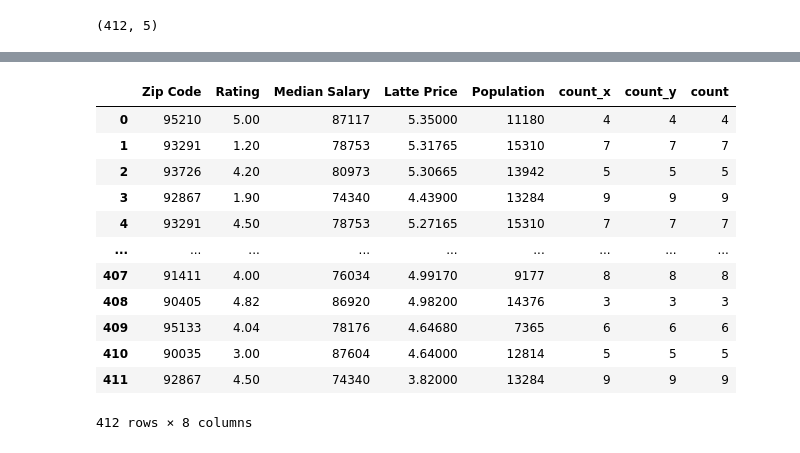
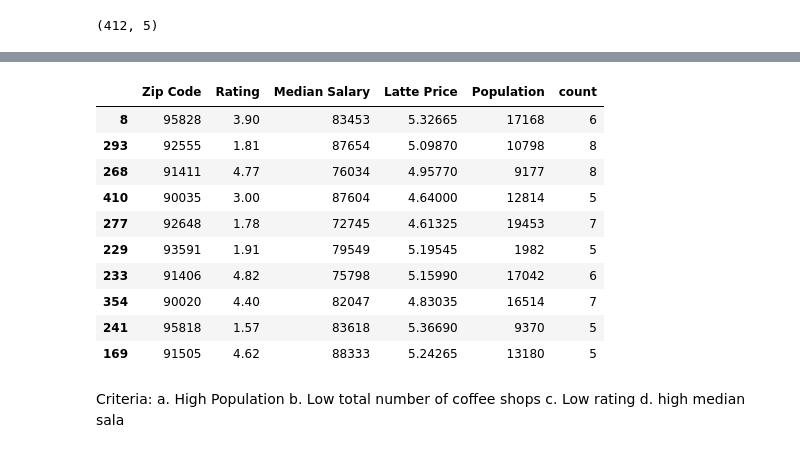
Before and after one commit to dakShh/coffee-business-prediction, a Jupyter notebook: notebooks/biz_prediction.ipynb, the cells around one changed output, grey strips where cells are left out. Drawn from its saved outputs; the diff is of its cells as text; code cells hidden in the pictures.

Commit message:
mentioned the criteria

```diff
--- a/notebooks/biz_prediction.ipynb
+++ b/notebooks/biz_prediction.ipynb
@@ -384,17 +370,22 @@ See the caveats in the documentation: https://pandas.pydata.org/pandas-docs/stab
 # %%
 coffee_df = coffee_df.merge(coffee_shop_counts, on='Zip Code', how="left")
-coffee_df
-# %% [output]
-|  | Zip Code | Rating | Median Salary | Latte Price | Population | count_x | count_y | count |
-| 0 | 95210 | 5.00 | 87117 | 5.35000 | 11180 | 4 | 4 | 4 |
-| 1 | 93291 | 1.20 | 78753 | 5.31765 | 15310 | 7 | 7 | 7 |
-| 2 | 93726 | 4.20 | 80973 | 5.30665 | 13942 | 5 | 5 | 5 |
-| 3 | 92867 | 1.90 | 74340 | 4.43900 | 13284 | 9 | 9 | 9 |
-| 4 | 93291 | 4.50 | 78753 | 5.27165 | 15310 | 7 | 7 | 7 |
-| ... | ... | ... | ... | ... | ... | ... | ... | ... |
-| 407 | 91411 | 4.00 | 76034 | 4.99170 | 9177 | 8 | 8 | 8 |
-| 408 | 90405 | 4.82 | 86920 | 4.98200 | 14376 | 3 | 3 | 3 |
-| 409 | 95133 | 4.04 | 78176 | 4.64680 | 7365 | 6 | 6 | 6 |
-| 410 | 90035 | 3.00 | 87604 | 4.64000 | 12814 | 5 | 5 | 5 |
-| 411 | 92867 | 4.50 | 74340 | 3.82000 | 13284 | 9 | 9 | 9 |
-412 rows × 8 columns
+# %%
+coffee_df.sample(10)
+# %% [output]
+|  | Zip Code | Rating | Median Salary | Latte Price | Population | count |
+| 8 | 95828 | 3.90 | 83453 | 5.32665 | 17168 | 6 |
+| 293 | 92555 | 1.81 | 87654 | 5.09870 | 10798 | 8 |
+| 268 | 91411 | 4.77 | 76034 | 4.95770 | 9177 | 8 |
+| 410 | 90035 | 3.00 | 87604 | 4.64000 | 12814 | 5 |
+| 277 | 92648 | 1.78 | 72745 | 4.61325 | 19453 | 7 |
+| 229 | 93591 | 1.91 | 79549 | 5.19545 | 1982 | 5 |
+| 233 | 91406 | 4.82 | 75798 | 5.15990 | 17042 | 6 |
+| 354 | 90020 | 4.40 | 82047 | 4.83035 | 16514 | 7 |
+| 241 | 95818 | 1.57 | 83618 | 5.36690 | 9370 | 5 |
+| 169 | 91505 | 4.62 | 88333 | 5.24265 | 13180 | 5 |
+# %% [markdown]
+Criteria:
+a. High Population
+b. Low total number of coffee shops
+c. Low rating
+d. high median sala
```
Also changed, not shown: parts of 10 cells of this notebook.
